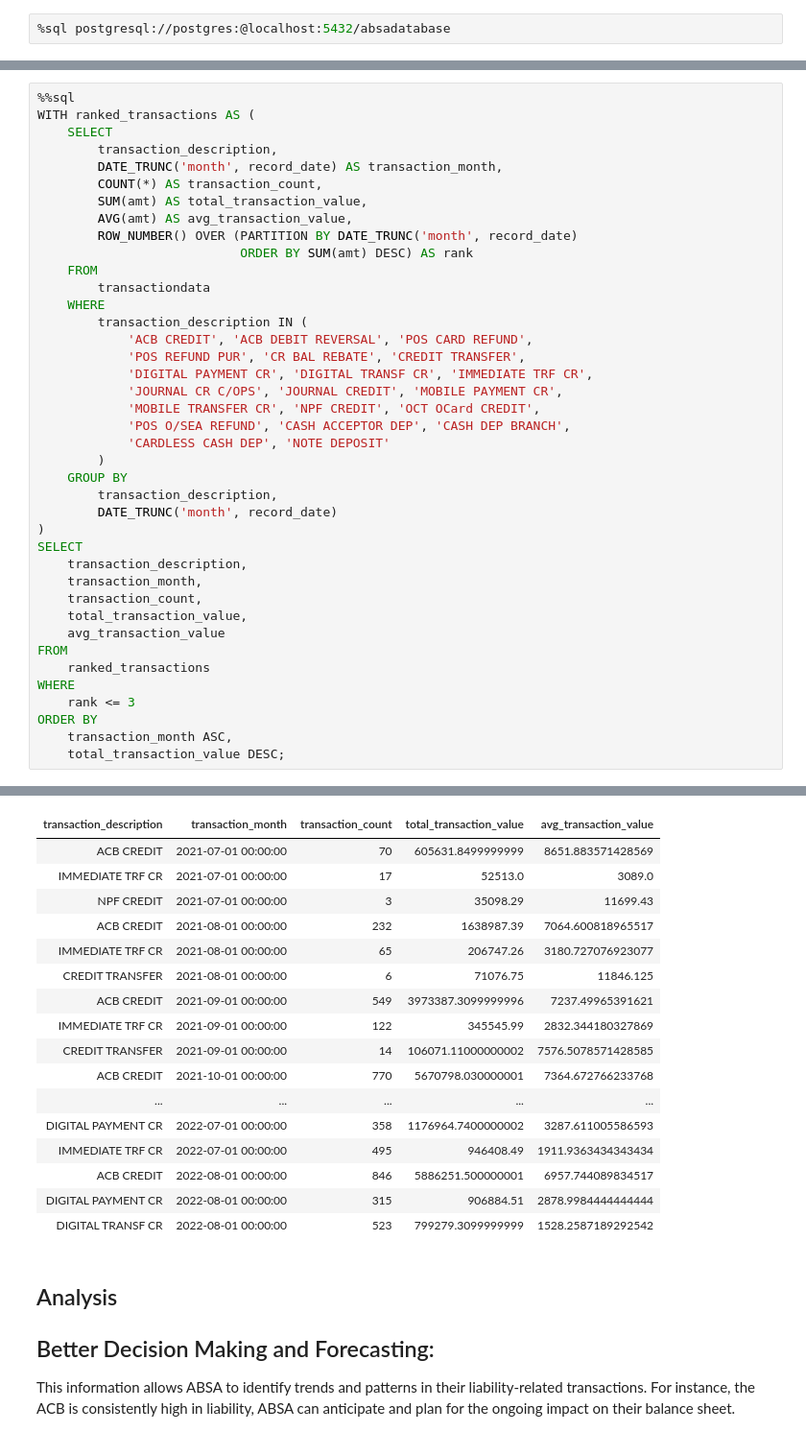
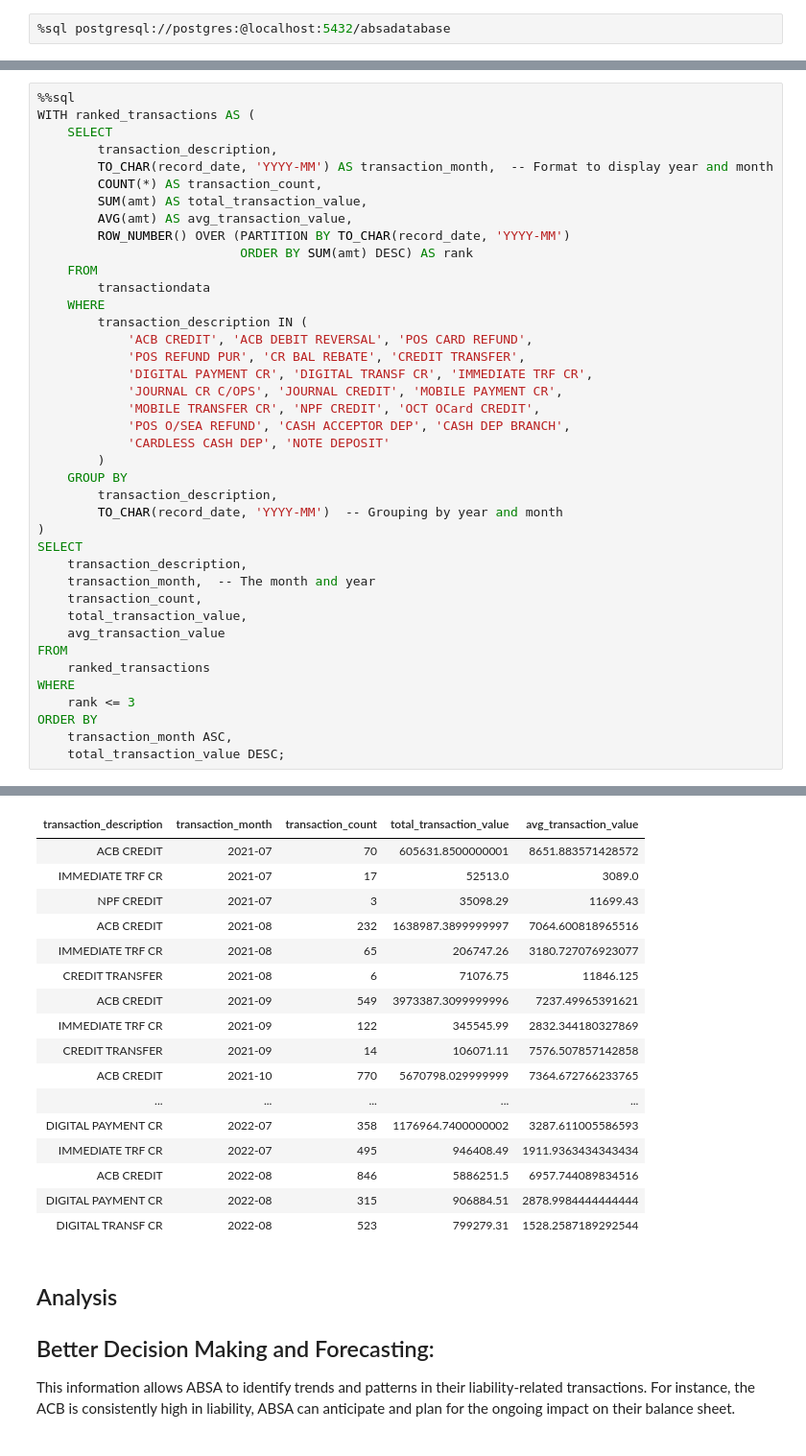
Before and after one commit to The-DigitalAcademy/EXPLORING-ABSA-DATASETS, a Jupyter notebook: Liability.ipynb, the cells around one changed output, grey strips where cells are left out. Shown at 96% size. Cells and saved outputs as stored; diff of their text form.

```diff
--- a/Liability.ipynb
+++ b/Liability.ipynb
@@ -216,61 +216,61 @@ LIMIT 10;
 WITH ranked_transactions AS (
     SELECT
         transaction_description,
-        DATE_TRUNC('month', record_date) AS transaction_month,
+        TO_CHAR(record_date, 'YYYY-MM') AS transaction_month,  -- Format to display year and month
         COUNT(*) AS transaction_count,
         SUM(amt) AS total_transaction_value,
         AVG(amt) AS avg_transaction_value,
-        ROW_NUMBER() OVER (PARTITION BY DATE_TRUNC('month', record_date)
+        ROW_NUMBER() OVER (PARTITION BY TO_CHAR(record_date, 'YYYY-MM')
                            ORDER BY SUM(amt) DESC) AS rank
     FROM
         transactiondata
     WHERE
         transaction_description IN (
             'ACB CREDIT', 'ACB DEBIT REVERSAL', 'POS CARD REFUND',
             'POS REFUND PUR', 'CR BAL REBATE', 'CREDIT TRANSFER',
             'DIGITAL PAYMENT CR', 'DIGITAL TRANSF CR', 'IMMEDIATE TRF CR',
             'JOURNAL CR C/OPS', 'JOURNAL CREDIT', 'MOBILE PAYMENT CR',
             'MOBILE TRANSFER CR', 'NPF CREDIT', 'OCT OCard CREDIT',
             'POS O/SEA REFUND', 'CASH ACCEPTOR DEP', 'CASH DEP BRANCH',
             'CARDLESS CASH DEP', 'NOTE DEPOSIT'
         )
     GROUP BY
         transaction_description,
-        DATE_TRUNC('month', record_date)
+        TO_CHAR(record_date, 'YYYY-MM')  -- Grouping by year and month
 )
 SELECT
     transaction_description,
-    transaction_month,
+    transaction_month,  -- The month and year
     transaction_count,
     total_transaction_value,
     avg_transaction_value
 FROM
     ranked_transactions
 WHERE
     rank <= 3
 ORDER BY
     transaction_month ASC,
     total_transaction_value DESC;
 # %% [output]
  * postgresql://postgres:***@localhost:5432/absadatabase
 42 rows affected.
 | transaction_description | transaction_month | transaction_count | total_transaction_value | avg_transaction_value |
-| ACB CREDIT | 2021-07-01 00:00:00 | 70 | 605631.8499999999 | 8651.883571428569 |
-| IMMEDIATE TRF CR | 2021-07-01 00:00:00 | 17 | 52513.0 | 3089.0 |
-| NPF CREDIT | 2021-07-01 00:00:00 | 3 | 35098.29 | 11699.43 |
-| ACB CREDIT | 2021-08-01 00:00:00 | 232 | 1638987.39 | 7064.600818965517 |
-| IMMEDIATE TRF CR | 2021-08-01 00:00:00 | 65 | 206747.26 | 3180.727076923077 |
-| CREDIT TRANSFER | 2021-08-01 00:00:00 | 6 | 71076.75 | 11846.125 |
-| ACB CREDIT | 2021-09-01 00:00:00 | 549 | 3973387.3099999996 | 7237.49965391621 |
-| IMMEDIATE TRF CR | 2021-09-01 00:00:00 | 122 | 345545.99 | 2832.344180327869 |
-| CREDIT TRANSFER | 2021-09-01 00:00:00 | 14 | 106071.11000000002 | 7576.5078571428585 |
-| ACB CREDIT | 2021-10-01 00:00:00 | 770 | 5670798.030000001 | 7364.672766233768 |
+| ACB CREDIT | 2021-07 | 70 | 605631.8500000001 | 8651.883571428572 |
+| IMMEDIATE TRF CR | 2021-07 | 17 | 52513.0 | 3089.0 |
+| NPF CREDIT | 2021-07 | 3 | 35098.29 | 11699.43 |
+| ACB CREDIT | 2021-08 | 232 | 1638987.3899999997 | 7064.600818965516 |
+| IMMEDIATE TRF CR | 2021-08 | 65 | 206747.26 | 3180.727076923077 |
+| CREDIT TRANSFER | 2021-08 | 6 | 71076.75 | 11846.125 |
+| ACB CREDIT | 2021-09 | 549 | 3973387.3099999996 | 7237.49965391621 |
+| IMMEDIATE TRF CR | 2021-09 | 122 | 345545.99 | 2832.344180327869 |
+| CREDIT TRANSFER | 2021-09 | 14 | 106071.11 | 7576.507857142858 |
+| ACB CREDIT | 2021-10 | 770 | 5670798.029999999 | 7364.672766233765 |
 | ... | ... | ... | ... | ... |
-| DIGITAL PAYMENT CR | 2022-07-01 00:00:00 | 358 | 1176964.7400000002 | 3287.611005586593 |
-| IMMEDIATE TRF CR | 2022-07-01 00:00:00 | 495 | 946408.49 | 1911.9363434343434 |
-| ACB CREDIT | 2022-08-01 00:00:00 | 846 | 5886251.500000001 | 6957.744089834517 |
-| DIGITAL PAYMENT CR | 2022-08-01 00:00:00 | 315 | 906884.51 | 2878.9984444444444 |
-| DIGITAL TRANSF CR | 2022-08-01 00:00:00 | 523 | 799279.3099999999 | 1528.2587189292542 |
+| DIGITAL PAYMENT CR | 2022-07 | 358 | 1176964.7400000002 | 3287.611005586593 |
+| IMMEDIATE TRF CR | 2022-07 | 495 | 946408.49 | 1911.9363434343434 |
+| ACB CREDIT | 2022-08 | 846 | 5886251.5 | 6957.744089834516 |
+| DIGITAL PAYMENT CR | 2022-08 | 315 | 906884.51 | 2878.9984444444444 |
+| DIGITAL TRANSF CR | 2022-08 | 523 | 799279.31 | 1528.2587189292544 |
 # %% [markdown]
 ## Analysis
 ## Better Decision Making and Forecasting:
```
Also changed, not shown: parts of 1 cell of this notebook.
